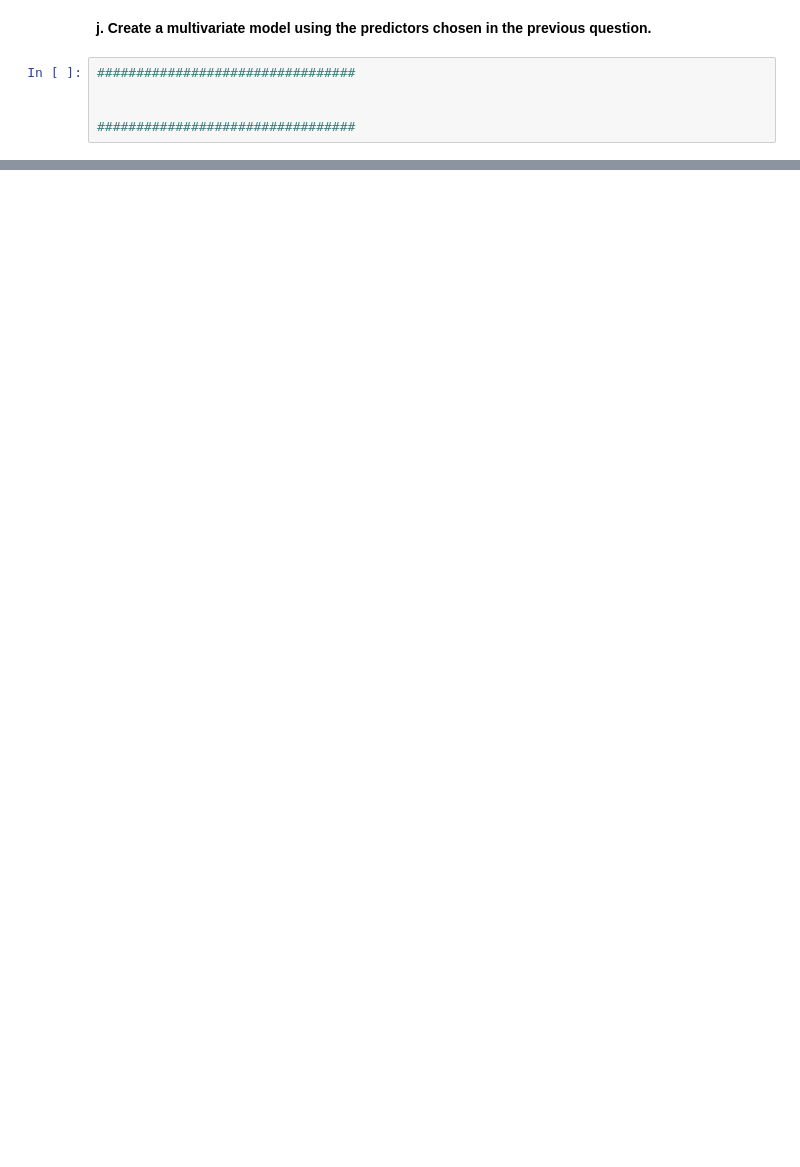
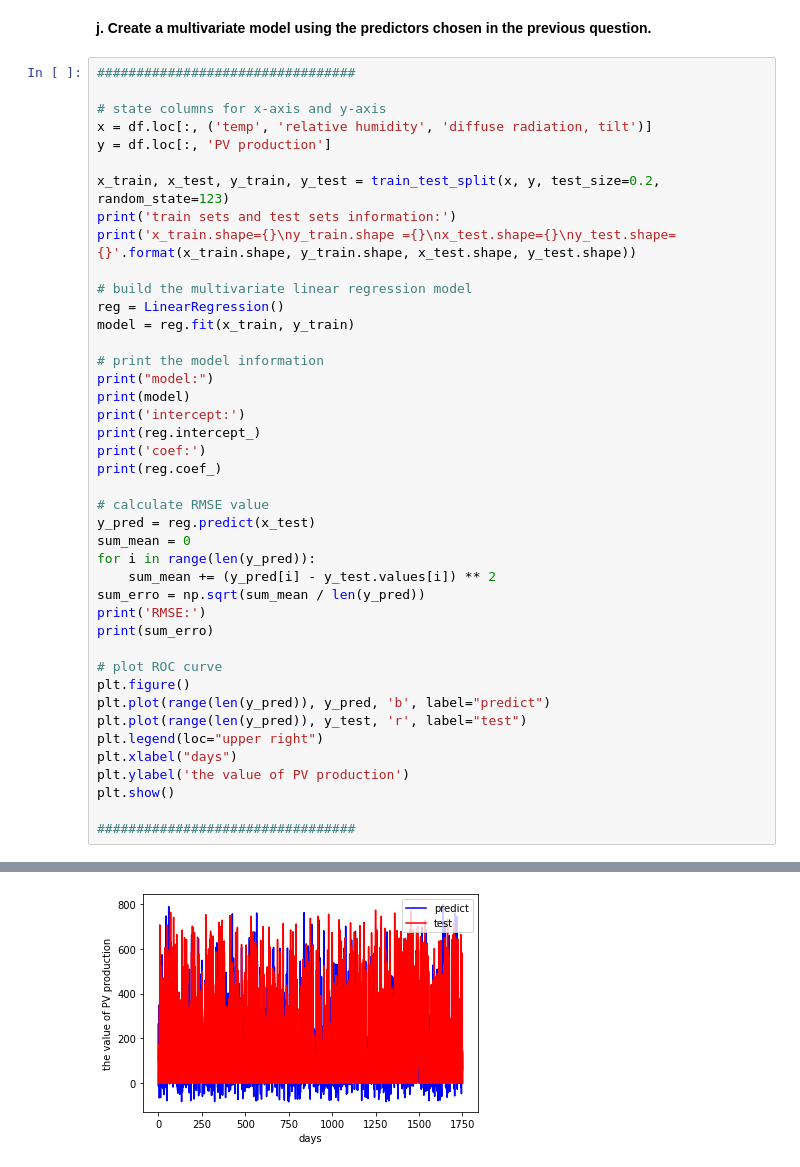
Before and after one commit to akalisvm/Data-Analytics-Assignment, a Jupyter notebook: Coursework_weather_data.ipynb, the cells around one changed output, grey strips where cells are left out. Cells and saved outputs as stored; diff of their text form; blank space fills up the shorter version.

```diff
--- a/Coursework_weather_data.ipynb
+++ b/Coursework_weather_data.ipynb
@@ -222,7 +266,45 @@ df['cloud cover'].corr(df['precipitation index'])
 # %% [markdown]
 **j. Create a multivariate model using the predictors chosen in the previous question.**
-# %%
-#################################
-
-
-#################################
+# %%
+#################################
+
+# state columns for x-axis and y-axis
+x = df.loc[:, ('temp', 'relative humidity', 'diffuse radiation, tilt')]
+y = df.loc[:, 'PV production']
+
+x_train, x_test, y_train, y_test = train_test_split(x, y, test_size=0.2, random_state=123)
+print('train sets and test sets information:')
+print('x_train.shape={}\ny_train.shape ={}\nx_test.shape={}\ny_test.shape={}'.format(x_train.shape, y_train.shape, x_test.shape, y_test.shape))
+
+# build the multivariate linear regression model
+reg = LinearRegression()
+model = reg.fit(x_train, y_train)
+
+# print the model information
+print("model:")
+print(model)
+print('intercept:')
+print(reg.intercept_)
+print('coef:')
+print(reg.coef_)
+
+# calculate RMSE value
+y_pred = reg.predict(x_test)
+sum_mean = 0
+for i in range(len(y_pred)):
+    sum_mean += (y_pred[i] - y_test.values[i]) ** 2
+sum_erro = np.sqrt(sum_mean / len(y_pred))
+print('RMSE:')
+print(sum_erro)
+
+# plot ROC curve
+plt.figure()
+plt.plot(range(len(y_pred)), y_pred, 'b', label="predict")
+plt.plot(range(len(y_pred)), y_test, 'r', label="test")
+plt.legend(loc="upper right")
+plt.xlabel("days")
+plt.ylabel('the value of PV production')
+plt.show()
+
+#################################
+# %% [output]
@@ -228,0 +324 @@ df['cloud cover'].corr(df['precipitation index'])
+[figure, added]
```
Also changed, not shown: parts of 9 cells of this notebook.
